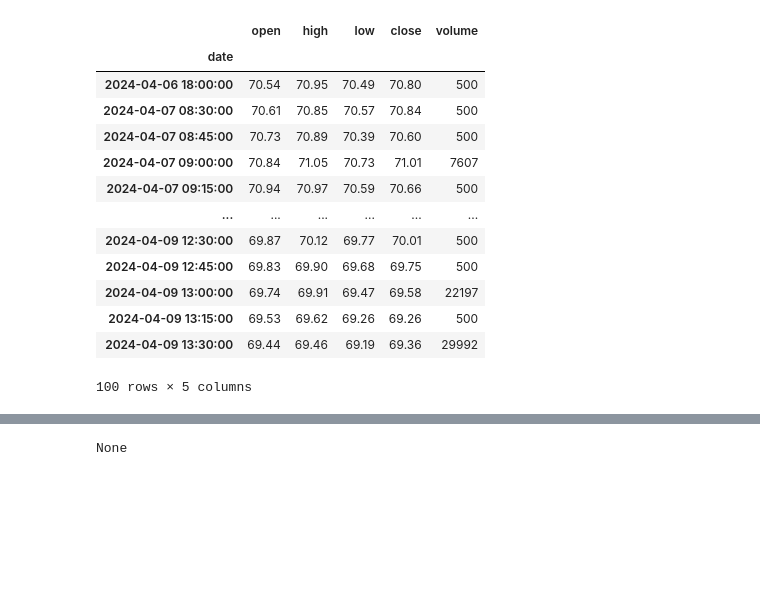
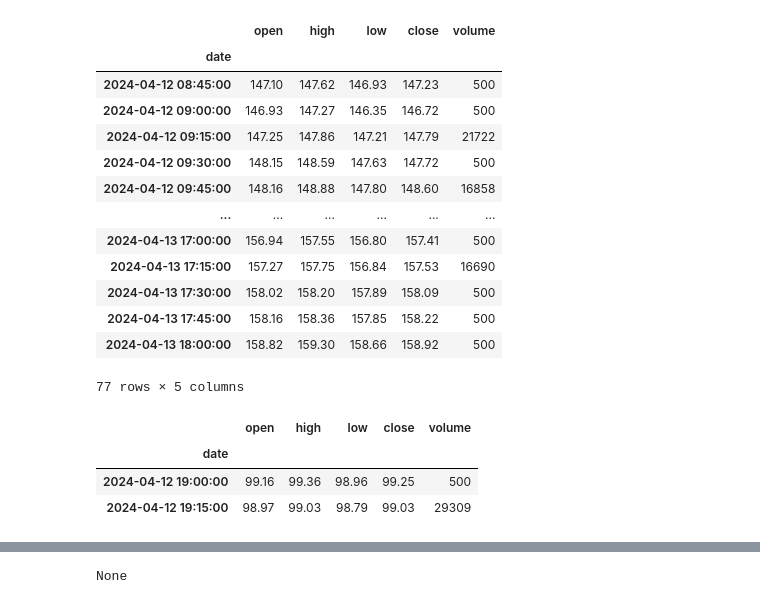
Before and after one commit to Design-01/stockbot_4, a Jupyter notebook: frames.ipynb, the cells around one changed output, grey strips where cells are left out. Saved outputs shown, nothing was run; the diff lists cells and outputs as text; code cells hidden in the pictures; blank space fills up the shorter version.

```diff
--- a/frames.ipynb
+++ b/frames.ipynb
@@ -1,46 +1,52 @@
 # %%
 
 import pandas as pd
 from data.random_data import RandomOHLCV
 from data.ohlcv import ServeNewOHLCV
 
 
 ohlcv = RandomOHLCV(
     freq      = '15 min',
     head_max  = 0.3,
     tail_max  = 0.3,
     start     = '2024',
     open_val  = 100.00,
     periods   = 10_000,
     open_rng  = (-0.4, 0.4),
     close_rng = (-0.4, 0.4),
     vol_rng   = (-50, 60),
     volatility_rng  = (0, 0.02),
     volatility_dur  = 3,
     volatility_freq = 50
 ).get_dataframe()
 
 ohlcv
 
 serv = ServeNewOHLCV(ohlcv)
 # serv.serv_period(date='01-01-2024', start_time='09:30:00', end_time='16:00:00')
 # serv.serv_period(days_ago=3, months_ago=0, start_time='08:30:00', end_time='18:00:00')
-serv.serv_range(dayrange=(2,8), start_time='08:30:00', end_time='18:00:00')
-chart_data = serv.next_bar(end_slice=100)
-chart_data
+start_data = serv.serv_range(dayrange=(-2,-1), start_time='08:30:00', end_time='18:00:00')
+start_data
 # %% [output]
 |  | open | high | low | close | volume |
 | date |  |  |  |  |  |
-| 2024-04-06 18:00:00 | 70.54 | 70.95 | 70.49 | 70.80 | 500 |
-| 2024-04-07 08:30:00 | 70.61 | 70.85 | 70.57 | 70.84 | 500 |
-| 2024-04-07 08:45:00 | 70.73 | 70.89 | 70.39 | 70.60 | 500 |
-| 2024-04-07 09:00:00 | 70.84 | 71.05 | 70.73 | 71.01 | 7607 |
-| 2024-04-07 09:15:00 | 70.94 | 70.97 | 70.59 | 70.66 | 500 |
+| 2024-04-12 08:45:00 | 147.10 | 147.62 | 146.93 | 147.23 | 500 |
+| 2024-04-12 09:00:00 | 146.93 | 147.27 | 146.35 | 146.72 | 500 |
+| 2024-04-12 09:15:00 | 147.25 | 147.86 | 147.21 | 147.79 | 21722 |
+| 2024-04-12 09:30:00 | 148.15 | 148.59 | 147.63 | 147.72 | 500 |
+| 2024-04-12 09:45:00 | 148.16 | 148.88 | 147.80 | 148.60 | 16858 |
 | ... | ... | ... | ... | ... | ... |
-| 2024-04-09 12:30:00 | 69.87 | 70.12 | 69.77 | 70.01 | 500 |
-| 2024-04-09 12:45:00 | 69.83 | 69.90 | 69.68 | 69.75 | 500 |
-| 2024-04-09 13:00:00 | 69.74 | 69.91 | 69.47 | 69.58 | 22197 |
-| 2024-04-09 13:15:00 | 69.53 | 69.62 | 69.26 | 69.26 | 500 |
-| 2024-04-09 13:30:00 | 69.44 | 69.46 | 69.19 | 69.36 | 29992 |
+| 2024-04-13 17:00:00 | 156.94 | 157.55 | 156.80 | 157.41 | 500 |
+| 2024-04-13 17:15:00 | 157.27 | 157.75 | 156.84 | 157.53 | 16690 |
+| 2024-04-13 17:30:00 | 158.02 | 158.20 | 157.89 | 158.09 | 500 |
+| 2024-04-13 17:45:00 | 158.16 | 158.36 | 157.85 | 158.22 | 500 |
+| 2024-04-13 18:00:00 | 158.82 | 159.30 | 158.66 | 158.92 | 500 |
-100 rows × 5 columns
+77 rows × 5 columns
+# %%
+serv.next_bar(histBars=1)
+# %% [output]
+|  | open | high | low | close | volume |
+| date |  |  |  |  |  |
+| 2024-04-12 19:00:00 | 99.16 | 99.36 | 98.96 | 99.25 | 500 |
+| 2024-04-12 19:15:00 | 98.97 | 99.03 | 98.79 | 99.03 | 29309 |
 # %%
```
Also changed, not shown: parts of 3 cells of this notebook, 2 other files.
